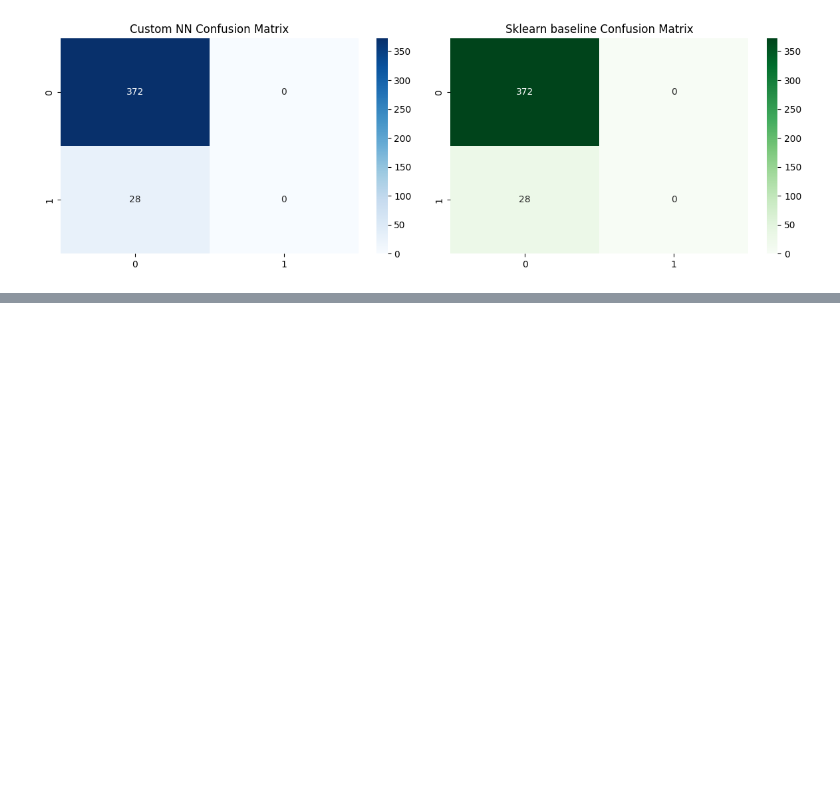
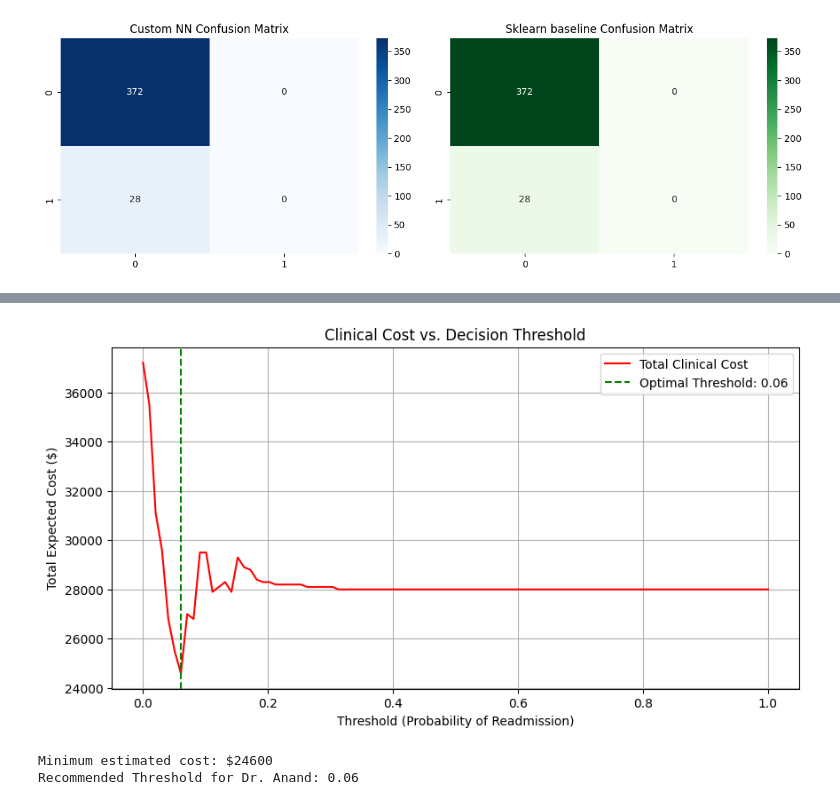
Before and after one commit to harshit234/day-45, a Jupyter notebook: assignment_45.ipynb, the cells around one changed output, grey strips where cells are left out. Drawn from its saved outputs; the diff is of its cells as text; code cells hidden in the pictures; blank space fills up the shorter version.

Commit message:
Added evaluation and cost-based threshold optimization

```diff
--- a/assignment_45.ipynb
+++ b/assignment_45.ipynb
@@ -378,0 +385,42 @@ weighted avg       0.86      0.93      0.90       400
+# %%
+import numpy as np
+import matplotlib.pyplot as plt
+
+
+COST_FN = 1000
+COST_FP = 100
+
+
+test_probs = model.forward(X_test)
+thresholds = np.linspace(0, 1, 100)
+total_costs = []
+
+for t in thresholds:
+    preds = (test_probs > t).astype(int)
+    fn = np.sum((y_test == 1) & (preds == 0))
+    fp = np.sum((y_test == 0) & (preds == 1))
+    cost = (fn * COST_FN) + (fp * COST_FP)
+    total_costs.append(cost)
+
+
+opt_idx = np.argmin(total_costs)
+opt_threshold = thresholds[opt_idx]
+min_cost = total_costs[opt_idx]
+
+
+plt.figure(figsize=(10, 5))
+plt.plot(thresholds, total_costs, label='Total Clinical Cost', color='red')
+plt.axvline(opt_threshold, color='green', linestyle='--', label=f'Optimal Threshold: {opt_threshold:.2f}')
+plt.title('Clinical Cost vs. Decision Threshold')
+plt.xlabel('Threshold (Probability of Readmission)')
+plt.ylabel('Total Expected Cost ($)')
+plt.legend()
+plt.grid(True)
+plt.show()
+
+print(f"Minimum estimated cost: ${min_cost}")
+print(f"Recommended Threshold for Dr. Anand: {opt_threshold:.2f}")
+# %% [output]
+[figure, added]
+Minimum estimated cost: $24600
+Recommended Threshold for Dr. Anand: 0.06
```
Also changed, not shown: parts of 2 cells of this notebook.
